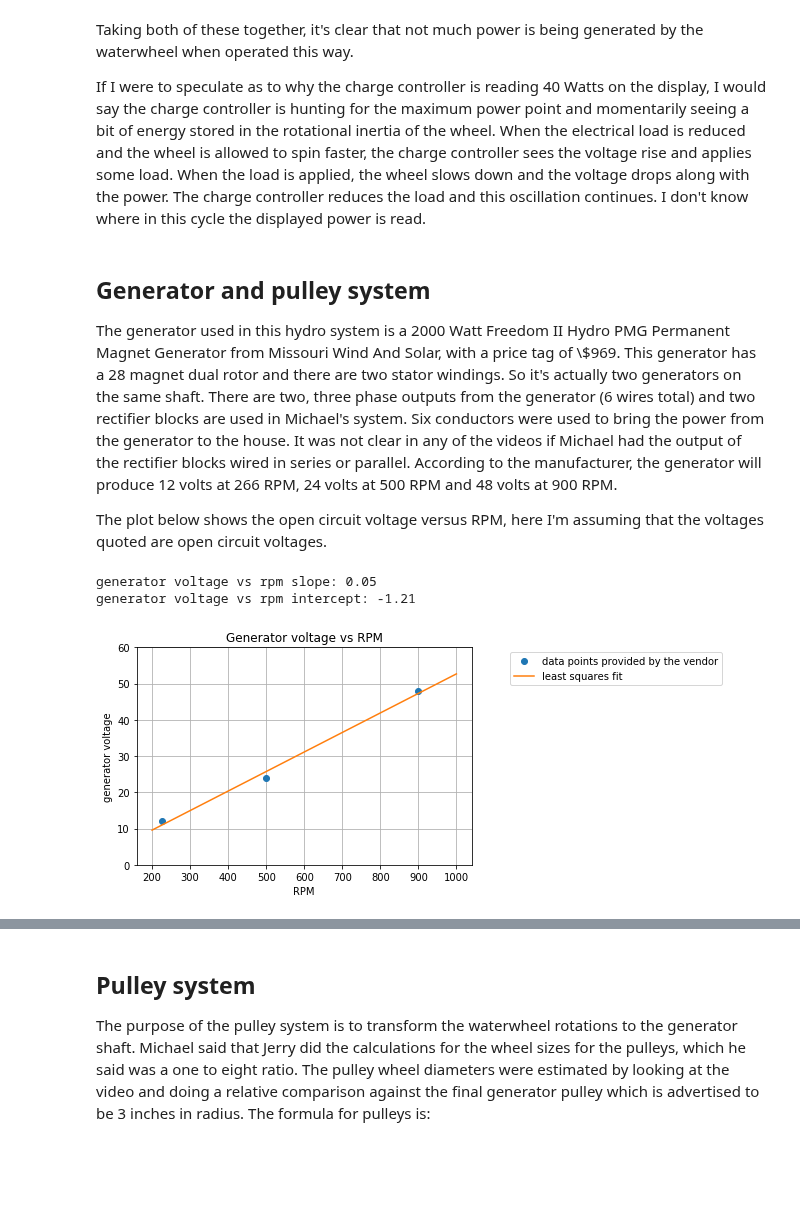
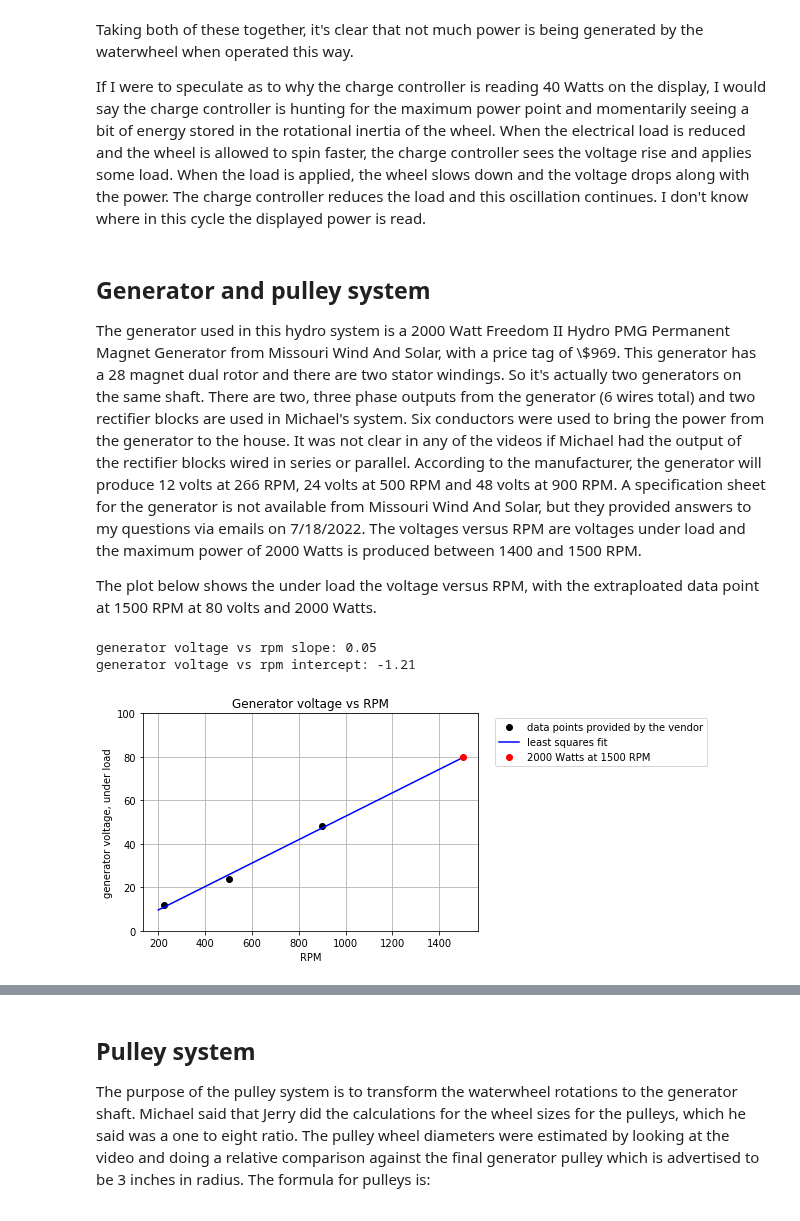
Before and after one commit to Tiburonboy/EE_jupyter_notebooks, a Jupyter notebook: Overshot waterwheel hydroelectric power system analysis/Overshot waterwheel hydroelectric power system analysis.ipynb, the cells around one changed output, grey strips where cells are left out. Saved outputs shown, nothing was run; the diff lists cells and outputs as text; code cells hidden in the pictures; blank space fills up the shorter version.

```diff
--- a/Overshot waterwheel hydroelectric power system analysis/Overshot waterwheel hydroelectric power system analysis.ipynb
+++ b/Overshot waterwheel hydroelectric power system analysis/Overshot waterwheel hydroelectric power system analysis.ipynb
@@ -511,36 +518,34 @@ Taking both of these together, it's clear that not much power is being generated
 If I were to speculate as to why the charge controller is reading 40 Watts on the display, I would say the charge controller is hunting for the maximum power point and momentarily seeing a bit of energy stored in the rotational inertia of the wheel. When the electrical load is reduced and the wheel is allowed to spin faster, the charge controller sees the voltage rise and applies some load. When the load is applied, the wheel slows down and the voltage drops along with the power. The charge controller reduces the load and this oscillation continues. I don't know where in this cycle the displayed power is read.
 # %% [markdown]
 ## Generator and pulley system
-The generator used in this hydro system is a 2000 Watt Freedom II Hydro PMG Permanent Magnet Generator from Missouri Wind And Solar, with a price tag of \\$969. This generator has a 28 magnet dual rotor and there are two stator windings. So it's actually two generators on the same shaft. There are two, three phase outputs from the generator (6 wires total) and two rectifier blocks are used in Michael's system. Six conductors were used to bring the power from the generator to the house. It was not clear in any of the videos if Michael had the output of the rectifier blocks wired in series or parallel. According to the manufacturer, the generator will produce 12 volts at 266 RPM, 24 volts at 500 RPM and 48 volts at 900 RPM.
+The generator used in this hydro system is a 2000 Watt Freedom II Hydro PMG Permanent Magnet Generator from Missouri Wind And Solar, with a price tag of \\$969. This generator has a 28 magnet dual rotor and there are two stator windings. So it's actually two generators on the same shaft. There are two, three phase outputs from the generator (6 wires total) and two rectifier blocks are used in Michael's system. Six conductors were used to bring the power from the generator to the house. It was not clear in any of the videos if Michael had the output of the rectifier blocks wired in series or parallel. According to the manufacturer, the generator will produce 12 volts at 266 RPM, 24 volts at 500 RPM and 48 volts at 900 RPM. A specification sheet for the generator is not available from Missouri Wind And Solar, but they provided answers to my questions via emails on 7/18/2022. The voltages versus RPM are voltages under load and the maximum power of 2000 Watts is produced between 1400 and 1500 RPM.
 
-The plot below shows the open circuit voltage versus RPM, here I'm assuming that the voltages quoted are open circuit voltages.
+The plot below shows the under load the voltage versus RPM, with the extraploated data point at 1500 RPM at 80 volts and 2000 Watts.
 # %%
 gen_volts = np.array([12,24,48])
 gen_rpm = np.array([226,500,900])
 
 y = gen_volts
 x = gen_rpm
 m, c = np.polyfit(x, y, 1)
 print('generator voltage vs rpm slope: {:.2f}'.format(m))
 print('generator voltage vs rpm intercept: {:.2f}'.format(c))
-lstsq_fit = m*x + c  # data points for each rpm
 
-gen_rpm_plt = np.linspace(200, 1000, 10)
-plt.plot(gen_rpm,gen_volts,'o',label = 'data points provided by the vendor')
-plt.plot(gen_rpm_plt,m*gen_rpm_plt + c, '-',label='least squares fit')
-#plt.text(900+10,48-2, '2000W')
-# plt.plot(gen_rpm_plt,(gen_rpm_plt*2000/900)/(m*gen_rpm_plt + c), '-',label='current')
+gen_rpm_plt = np.linspace(200, 1500, 10)
+plt.plot(gen_rpm,gen_volts,'ok',label = 'data points provided by the vendor')
+plt.plot(gen_rpm_plt,m*gen_rpm_plt + c, '-b',label='least squares fit')
+plt.plot(1500,80,'or',label = '2000 Watts at 1500 RPM')
 
-plt.legend(bbox_to_anchor=(1.1, 1))
+plt.legend(bbox_to_anchor=(1.7, 1))
 plt.grid()
 
-plt.ylim((0,60))
-plt.ylabel('generator voltage')
+plt.ylim((0,100))
+plt.ylabel('generator voltage, under load')
 plt.xlabel('RPM')
 
 plt.title('Generator voltage vs RPM')
 plt.show()
 # %% [output]
 generator voltage vs rpm slope: 0.05
 generator voltage vs rpm intercept: -1.21
-[figure, old version]
+[figure, new version]
```
Also changed, not shown: parts of 25 cells of this notebook.
